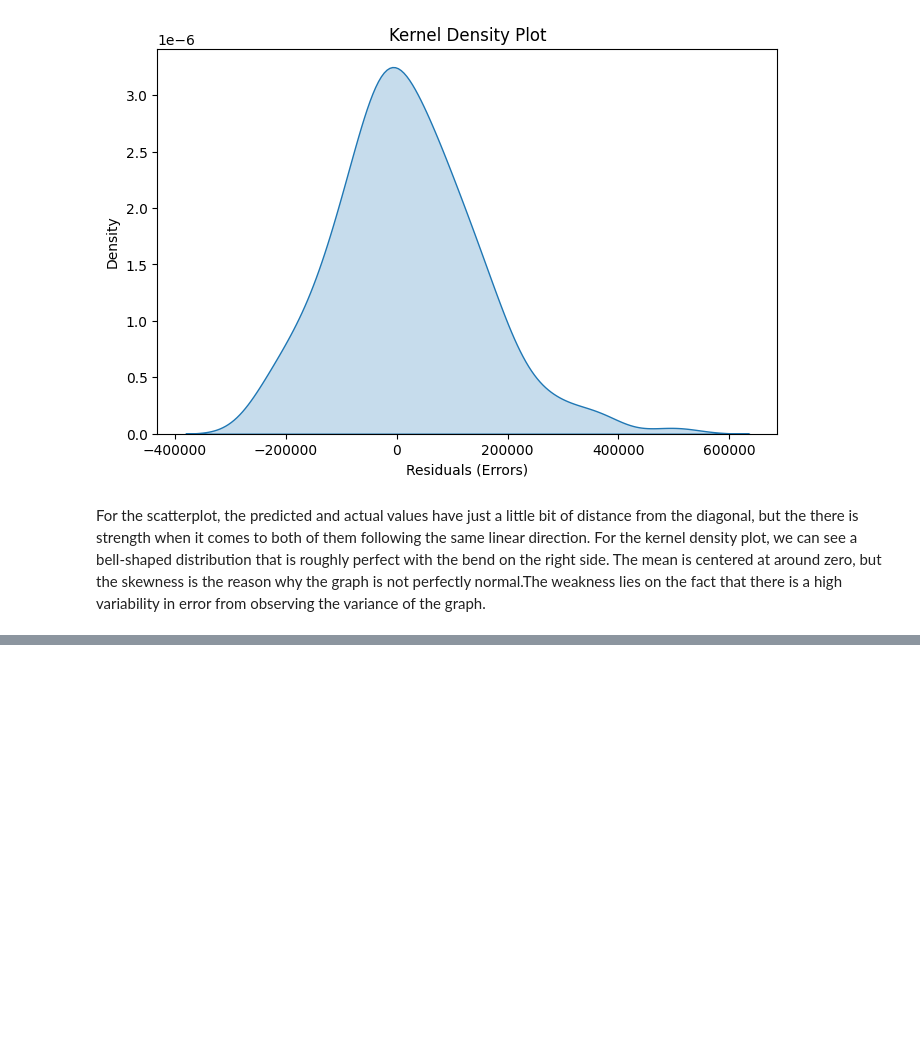
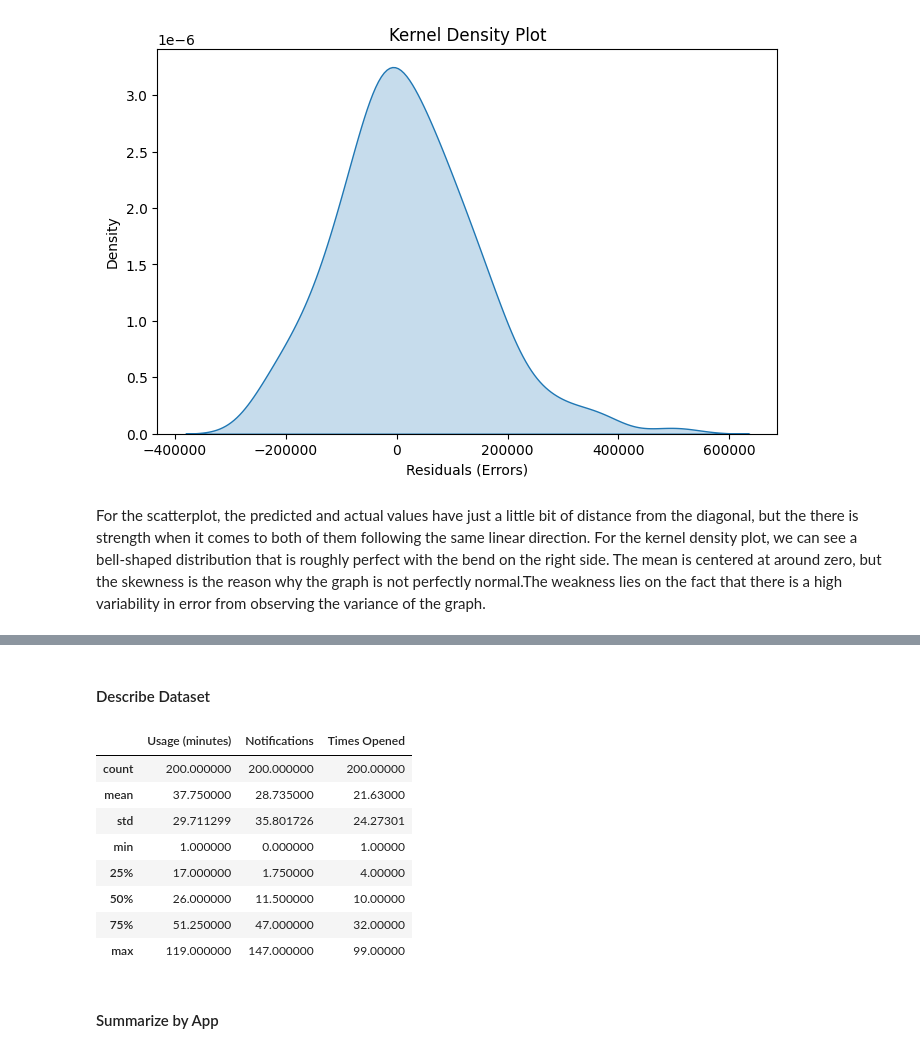
Before and after one commit to PatrickHo718/DS-3021, a Jupyter notebook: 05.1_reg_data_prep/lab4.ipynb, the cells around one changed output, grey strips where cells are left out. Saved outputs shown, nothing was run; the diff lists cells and outputs as text; code cells hidden in the pictures; blank space fills up the shorter version.

```diff
--- a/05.1_reg_data_prep/lab4.ipynb
+++ b/05.1_reg_data_prep/lab4.ipynb
@@ -523,0 +536,16 @@ For the scatterplot, the predicted and actual values have just a little bit of d
+# %% [markdown]
+#### Describe Dataset
+# %%
+df3.describe()
+# %% [output]
+|  | Usage (minutes) | Notifications | Times Opened |
+| count | 200.000000 | 200.000000 | 200.00000 |
+| mean | 37.750000 | 28.735000 | 21.63000 |
+| std | 29.711299 | 35.801726 | 24.27301 |
+| min | 1.000000 | 0.000000 | 1.00000 |
+| 25% | 17.000000 | 1.750000 | 4.00000 |
+| 50% | 26.000000 | 11.500000 | 10.00000 |
+| 75% | 51.250000 | 47.000000 | 32.00000 |
+| max | 119.000000 | 147.000000 | 99.00000 |
+# %% [markdown]
+#### Summarize by App
```
Also changed, not shown: parts of 30 cells of this notebook, 2 other files.
